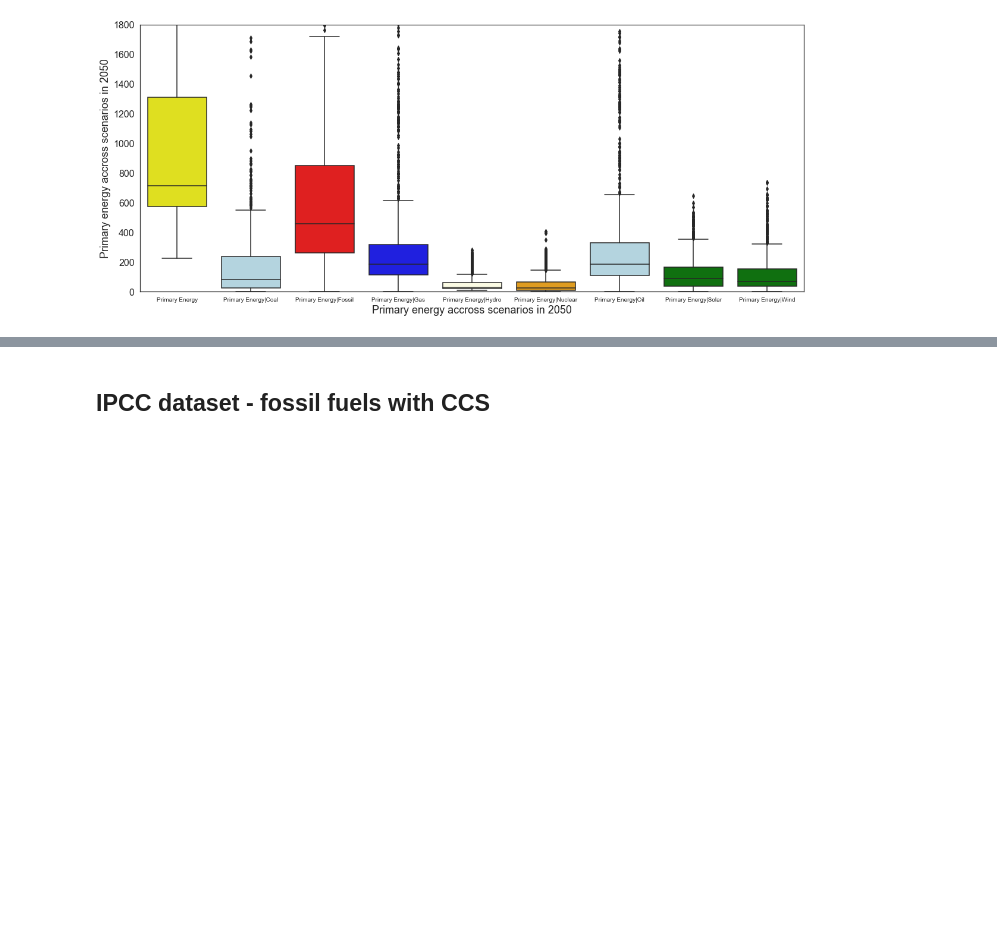
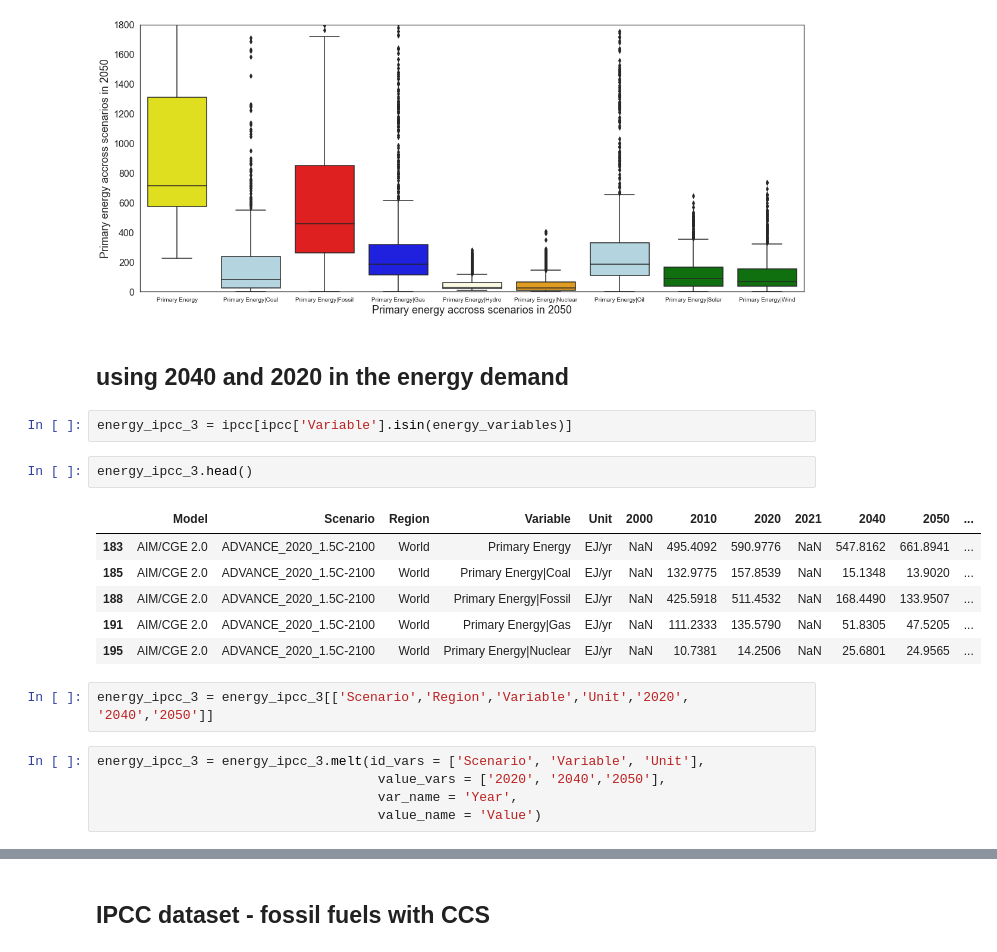
Before and after one commit to muadelm/IPCC_Scenarios, a Jupyter notebook: IPCC_Energy_Scenarios_AR6.ipynb, the cells around one changed output, grey strips where cells are left out. Drawn from its saved outputs; the diff is of its cells as text; blank space fills up the shorter version.

```diff
--- a/IPCC_Energy_Scenarios_AR6.ipynb
+++ b/IPCC_Energy_Scenarios_AR6.ipynb
@@ -236,3 +236,23 @@ plt.xlabel('Primary energy accross scenarios in 2050', size = 18)
 plt.xticks(size = 10);
 # %% [output]
 [figure]
+# %% [markdown]
+## using 2040 and 2020 in the energy demand
+# %%
+energy_ipcc_3 = ipcc[ipcc['Variable'].isin(energy_variables)]
+# %%
+energy_ipcc_3.head()
+# %% [output]
+|  | Model | Scenario | Region | Variable | Unit | 2000 | 2010 | 2020 | 2021 | 2040 | 2050 | ... |
+| 183 | AIM/CGE 2.0 | ADVANCE_2020_1.5C-2100 | World | Primary Energy | EJ/yr | NaN | 495.4092 | 590.9776 | NaN | 547.8162 | 661.8941 | ... |
+| 185 | AIM/CGE 2.0 | ADVANCE_2020_1.5C-2100 | World | Primary Energy|Coal | EJ/yr | NaN | 132.9775 | 157.8539 | NaN | 15.1348 | 13.9020 | ... |
+| 188 | AIM/CGE 2.0 | ADVANCE_2020_1.5C-2100 | World | Primary Energy|Fossil | EJ/yr | NaN | 425.5918 | 511.4532 | NaN | 168.4490 | 133.9507 | ... |
+| 191 | AIM/CGE 2.0 | ADVANCE_2020_1.5C-2100 | World | Primary Energy|Gas | EJ/yr | NaN | 111.2333 | 135.5790 | NaN | 51.8305 | 47.5205 | ... |
+| 195 | AIM/CGE 2.0 | ADVANCE_2020_1.5C-2100 | World | Primary Energy|Nuclear | EJ/yr | NaN | 10.7381 | 14.2506 | NaN | 25.6801 | 24.9565 | ... |
+# %%
+energy_ipcc_3 = energy_ipcc_3[['Scenario','Region','Variable','Unit','2020', '2040','2050']]
+# %%
+energy_ipcc_3 = energy_ipcc_3.melt(id_vars = ['Scenario', 'Variable', 'Unit'],
+                                    value_vars = ['2020', '2040','2050'],
+                                    var_name = 'Year',
+                                    value_name = 'Value')
```
Also changed, not shown: parts of 3 cells of this notebook.
